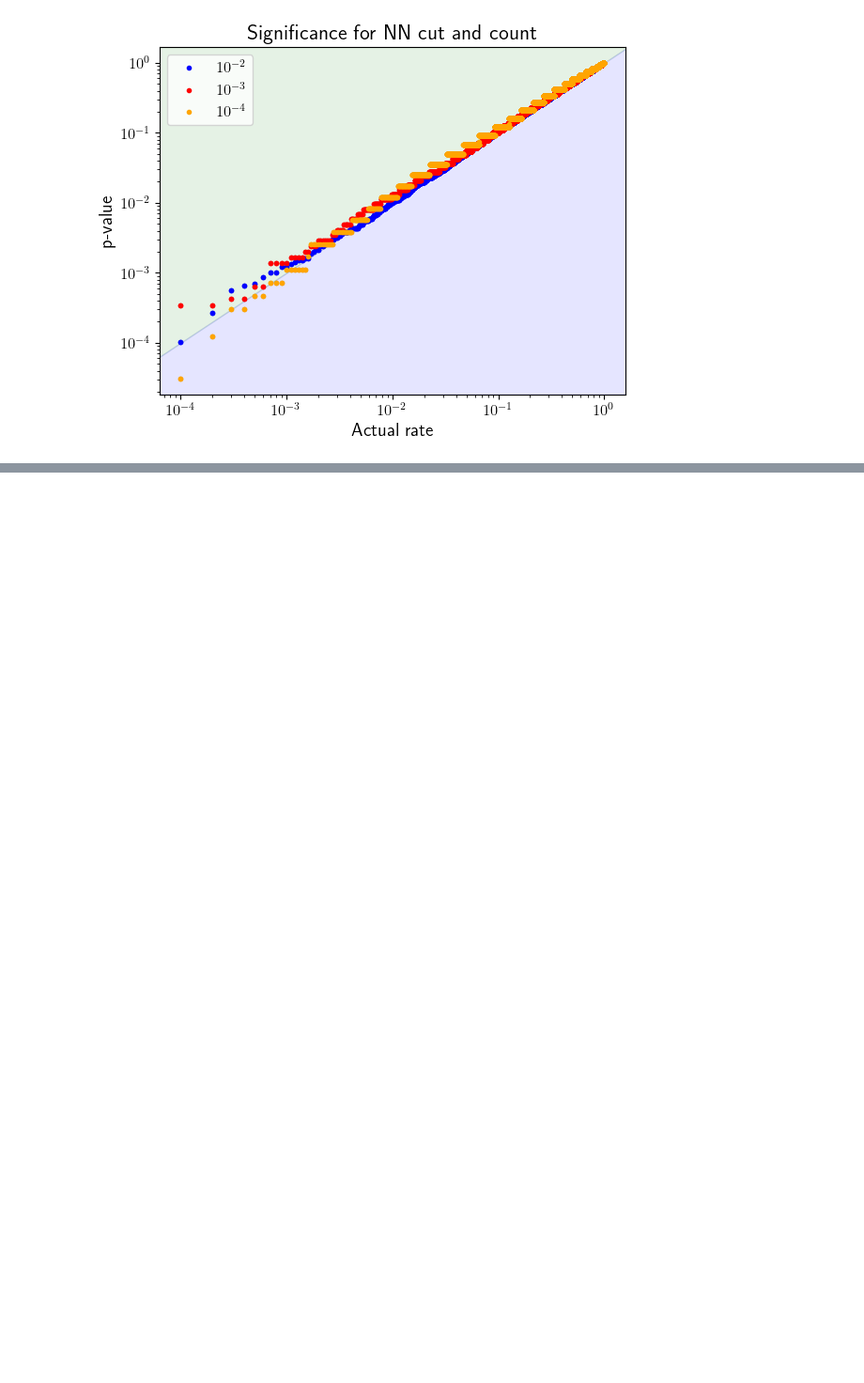
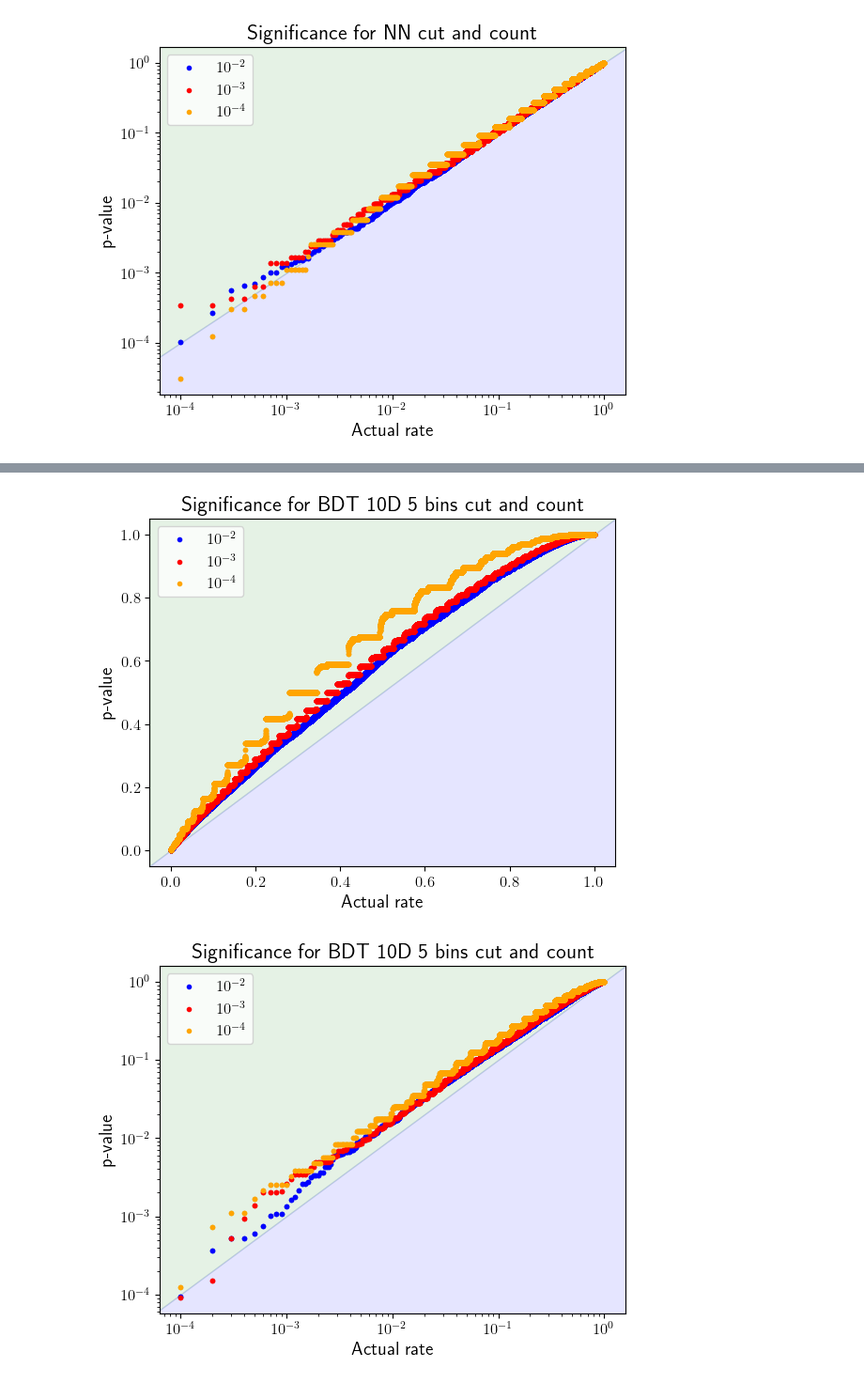
Before and after one commit to mariehein/look_everywhere_in_AD, a Jupyter notebook: NN_calibration.ipynb, the cells around one changed output, grey strips where cells are left out. Shown at 94% size. Saved outputs shown, nothing was run; the diff lists cells and outputs as text; code cells hidden in the pictures; blank space fills up the shorter version.

```diff
--- a/NN_calibration.ipynb
+++ b/NN_calibration.ipynb
@@ -182,0 +341,79 @@ plt.savefig("plots/NN_test.png")
+# %%
+folder = "/hpcwork/zu992399/look_elsewhere/BDT_calibration_dims10_bins5/"
+N_samples_after = np.load(folder+"N_samples_after.npy")
+N_samples = np.load(folder+"N_samples.npy")
+N_after = np.load(folder+"N_after.npy")
+N = np.load(folder+"N.npy")
+k=0.5
+
+p1 = np.sort(p_value_poissonpoisson(N_after[:,0], N_samples_after[:,0]/N_samples[:,0]*N[:,0], k=k))
+p2 = np.sort(p_value_poissonpoisson(N_after[:,1], N_samples_after[:,1]/N_samples[:,1]*N[:,1], k=k))
+p3 = np.sort(p_value_poissonpoisson(N_after[:,2], N_samples_after[:,2]/N_samples[:,2]*N[:,2], k=k))
+
+#Plot for max of bins
+plt.figure()
+plt.title("Significance for BDT 10D 5 bins cut and count")
+plt.ylabel("p-value")
+plt.xlabel("Actual rate")
+#plt.xscale("log")
+#plt.yscale("log")
+
+trials = len(N)
+counts = np.arange(1, trials+1)
+
+plt.scatter(counts/trials, p1, marker = '.', color="blue")
+plt.scatter(counts/trials, p2, marker = '.', color="red")
+plt.scatter(counts/trials, p3, marker = '.', color="orange")
+xmin, xmax = plt.xlim()
+ymin, ymax = plt.ylim()
+a = min([xmin, ymin])
+b = max([xmax, ymax])
+plt.fill_between([a,b],[a,b], [b,b], alpha=0.1, color="green")
+plt.fill_between([a,b],[a,a], [a,b], alpha=0.1, color="blue")
+#plt.text(xmin*2, ymax/10, "Conservative", size=16)
+#plt.text(xmax/15, ymin*10, "Liberal", size=16)
+plt.xlim(xmin, xmax)
+plt.ylim(ymin, ymax)
+
+
+plt.scatter(counts/trials, p1, marker = '.', color="blue", label=r"$10^{-2}$")
+plt.scatter(counts/trials, p2, marker = '.', color="red", label=r"$10^{-3}$")
+plt.scatter(counts/trials, p3, marker = '.', color="orange", label=r"$10^{-4}$")
+plt.legend()
+plt.savefig("plots/NN_test.png")
+
+
+#Plot for max of bins
+plt.figure()
+plt.title("Significance for BDT 10D 5 bins cut and count")
+plt.ylabel("p-value")
+plt.xlabel("Actual rate")
+plt.xscale("log")
+plt.yscale("log")
+
+trials = len(N)
+counts = np.arange(1, trials+1)
+
+plt.scatter(counts/trials, p1, marker = '.', color="blue")
+plt.scatter(counts/trials, p2, marker = '.', color="red")
+plt.scatter(counts/trials, p3, marker = '.', color="orange")
+xmin, xmax = plt.xlim()
+ymin, ymax = plt.ylim()
+a = min([xmin, ymin])
+b = max([xmax, ymax])
+plt.fill_between([a,b],[a,b], [b,b], alpha=0.1, color="green")
+plt.fill_between([a,b],[a,a], [a,b], alpha=0.1, color="blue")
+#plt.text(xmin*2, ymax/10, "Conservative", size=16)
+#plt.text(xmax/15, ymin*10, "Liberal", size=16)
+plt.xlim(xmin, xmax)
+plt.ylim(ymin, ymax)
+
+
+plt.scatter(counts/trials, p1, marker = '.', color="blue", label=r"$10^{-2}$")
+plt.scatter(counts/trials, p2, marker = '.', color="red", label=r"$10^{-3}$")
+plt.scatter(counts/trials, p3, marker = '.', color="orange", label=r"$10^{-4}$")
+plt.legend()
+plt.savefig("plots/BDT_test.png")
+# %% [output]
+[figure, added]
+[figure, added]
```
Also changed, not shown: parts of 5 cells of this notebook, 3 other files.
